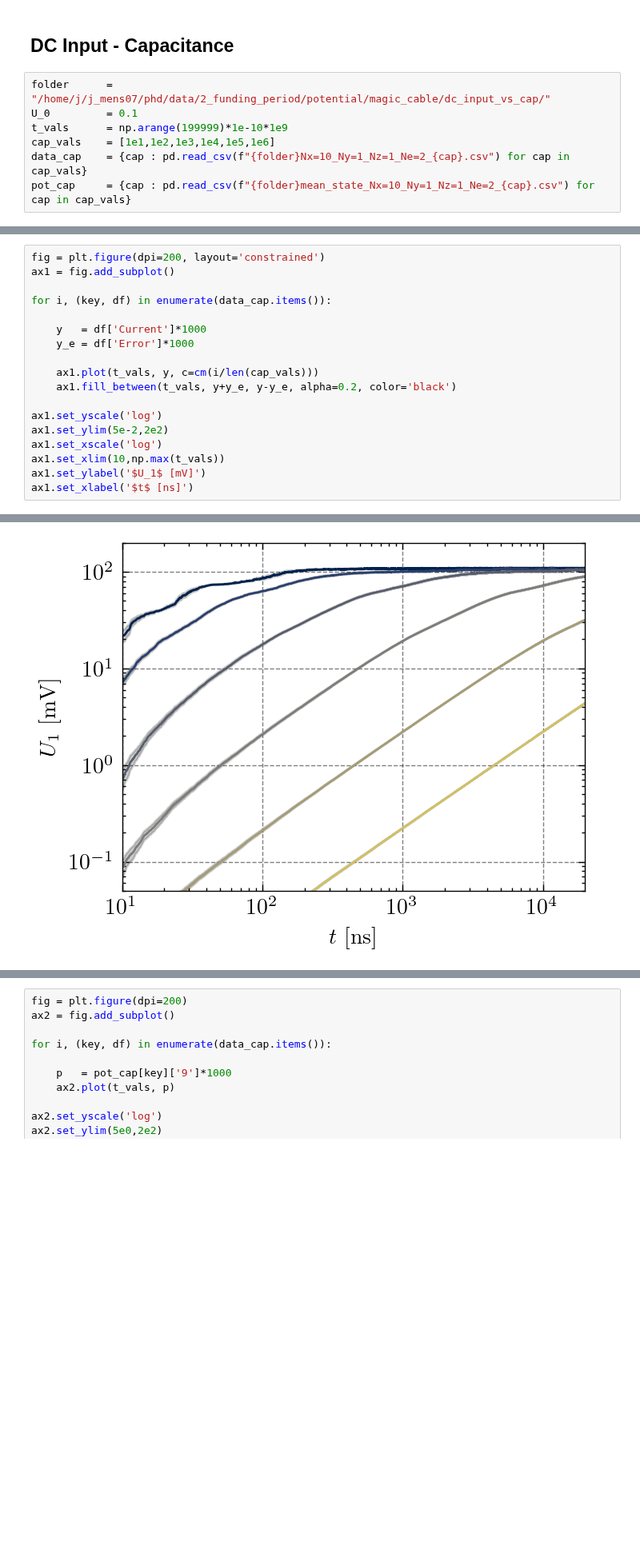
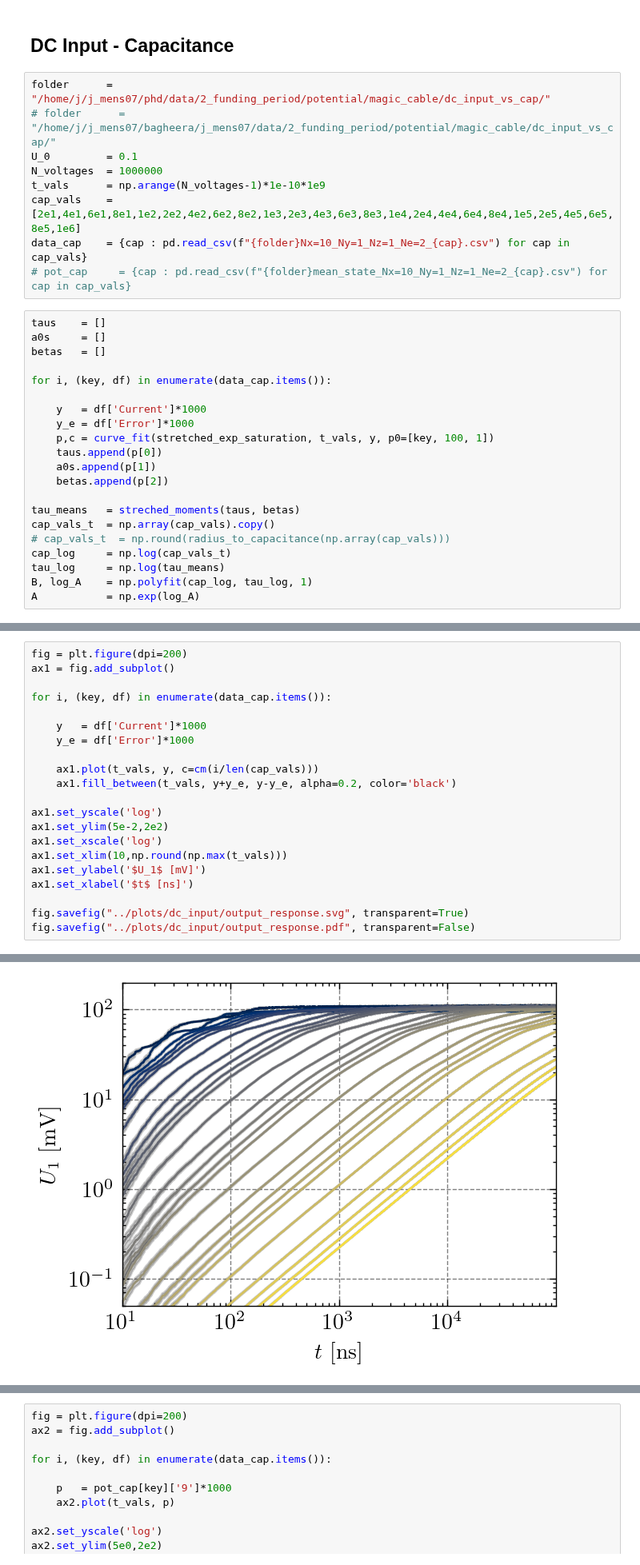
Before and after one commit to JonasMnsing/NanoNets, a Jupyter notebook: scripts/2_funding_period/WP2/magic_cable/ipynb/dc_input.ipynb, the cells around one changed output, grey strips where cells are left out. Shown at 80% size. Drawn from its saved outputs; the diff is of its cells as text; blank space fills up the shorter version.

```diff
--- a/scripts/2_funding_period/WP2/magic_cable/ipynb/dc_input.ipynb
+++ b/scripts/2_funding_period/WP2/magic_cable/ipynb/dc_input.ipynb
@@ -52,8 +61,31 @@ Network Topology:
 ## DC Input - Capacitance
 # %%
 folder      = "/home/j/j_mens07/phd/data/2_funding_period/potential/magic_cable/dc_input_vs_cap/"
+# folder      = "/home/j/j_mens07/bagheera/j_mens07/data/2_funding_period/potential/magic_cable/dc_input_vs_cap/"
 U_0         = 0.1
-t_vals      = np.arange(199999)*1e-10*1e9
-cap_vals    = [1e1,1e2,1e3,1e4,1e5,1e6]
+N_voltages  = 1000000
+t_vals      = np.arange(N_voltages-1)*1e-10*1e9
+cap_vals    = [2e1,4e1,6e1,8e1,1e2,2e2,4e2,6e2,8e2,1e3,2e3,4e3,6e3,8e3,1e4,2e4,4e4,6e4,8e4,1e5,2e5,4e5,6e5,8e5,1e6]
 data_cap    = {cap : pd.read_csv(f"{folder}Nx=10_Ny=1_Nz=1_Ne=2_{cap}.csv") for cap in cap_vals}
-pot_cap     = {cap : pd.read_csv(f"{folder}mean_state_Nx=10_Ny=1_Nz=1_Ne=2_{cap}.csv") for cap in cap_vals}
+# pot_cap     = {cap : pd.read_csv(f"{folder}mean_state_Nx=10_Ny=1_Nz=1_Ne=2_{cap}.csv") for cap in cap_vals}
+# %%
+taus    = []
+a0s     = []
+betas   = []
+
+for i, (key, df) in enumerate(data_cap.items()):
+
+    y   = df['Current']*1000
+    y_e = df['Error']*1000
+    p,c = curve_fit(stretched_exp_saturation, t_vals, y, p0=[key, 100, 1])
+    taus.append(p[0])
+    a0s.append(p[1])
+    betas.append(p[2])
+
+tau_means   = streched_moments(taus, betas)
+cap_vals_t  = np.array(cap_vals).copy()
+# cap_vals_t  = np.round(radius_to_capacitance(np.array(cap_vals)))
+cap_log     = np.log(cap_vals_t)
+tau_log     = np.log(tau_means)
+B, log_A    = np.polyfit(cap_log, tau_log, 1)
+A           = np.exp(log_A)
@@ -60,5 +132,5 @@ pot_cap     = {cap : pd.read_csv(f"{folder}mean_state_Nx=10_Ny=1_Nz=1_Ne=2_{cap}
 # %%
-fig = plt.figure(dpi=200, layout='constrained')
+fig = plt.figure(dpi=200)
 ax1 = fig.add_subplot()
 
 for i, (key, df) in enumerate(data_cap.items()):
@@ -72,7 +144,10 @@ for i, (key, df) in enumerate(data_cap.items()):
 ax1.set_yscale('log')
 ax1.set_ylim(5e-2,2e2)
 ax1.set_xscale('log')
-ax1.set_xlim(10,np.max(t_vals))
+ax1.set_xlim(10,np.round(np.max(t_vals)))
 ax1.set_ylabel('$U_1$ [mV]')
 ax1.set_xlabel('$t$ [ns]')
+
+fig.savefig("../plots/dc_input/output_response.svg", transparent=True)
+fig.savefig("../plots/dc_input/output_response.pdf", transparent=False)
 # %% [output]
@@ -80 +154 @@ Text(0.5, 0, '$t$ [ns]')
-[figure, old version]
+[figure, new version]
```
Also changed, not shown: parts of 21 cells of this notebook, 8 other files.
